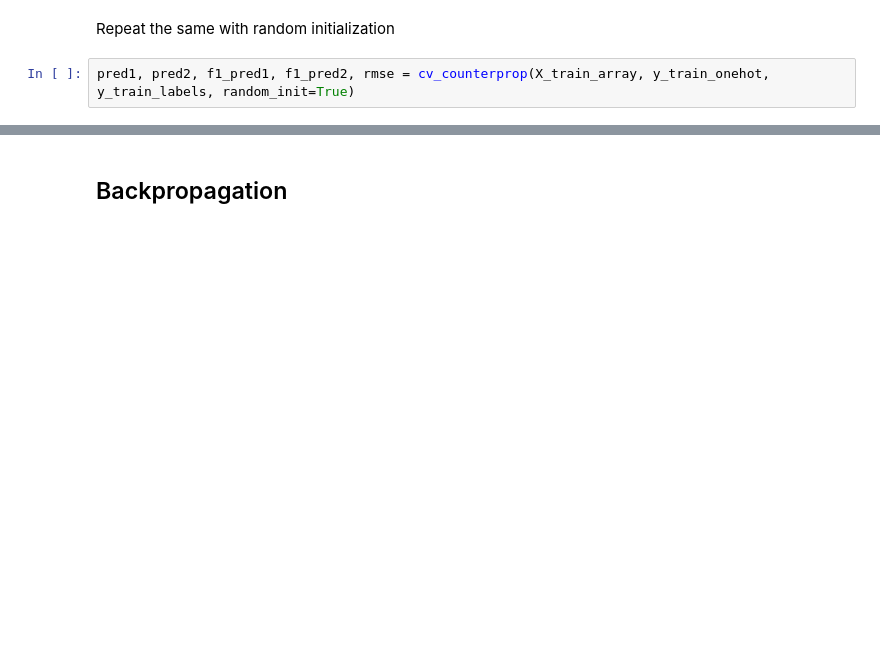
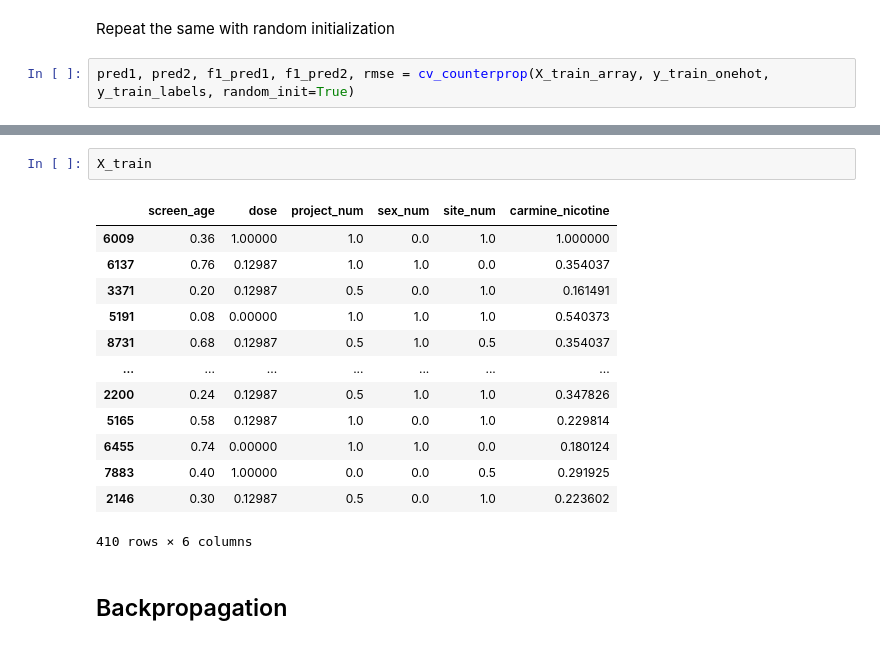
Before and after one commit to ajbarrows/tcors_ub, a Jupyter notebook: src/notebooks/tcors_analysis.ipynb, the cells around one changed output, grey strips where cells are left out. Drawn from its saved outputs; the diff is of its cells as text; blank space fills up the shorter version.

```diff
--- a/src/notebooks/tcors_analysis.ipynb
+++ b/src/notebooks/tcors_analysis.ipynb
@@ -337,2 +339,18 @@ pd.concat([pd.DataFrame(p1, index = [1]), pd.DataFrame(p2, index = [1])])
+# %%
+X_train
+# %% [output]
+|  | screen_age | dose | project_num | sex_num | site_num | carmine_nicotine |
+| 6009 | 0.36 | 1.00000 | 1.0 | 0.0 | 1.0 | 1.000000 |
+| 6137 | 0.76 | 0.12987 | 1.0 | 1.0 | 0.0 | 0.354037 |
+| 3371 | 0.20 | 0.12987 | 0.5 | 0.0 | 1.0 | 0.161491 |
+| 5191 | 0.08 | 0.00000 | 1.0 | 1.0 | 1.0 | 0.540373 |
+| 8731 | 0.68 | 0.12987 | 0.5 | 1.0 | 0.5 | 0.354037 |
+| ... | ... | ... | ... | ... | ... | ... |
+| 2200 | 0.24 | 0.12987 | 0.5 | 1.0 | 1.0 | 0.347826 |
+| 5165 | 0.58 | 0.12987 | 1.0 | 0.0 | 1.0 | 0.229814 |
+| 6455 | 0.74 | 0.00000 | 1.0 | 1.0 | 0.0 | 0.180124 |
+| 7883 | 0.40 | 1.00000 | 0.0 | 0.0 | 0.5 | 0.291925 |
+| 2146 | 0.30 | 0.12987 | 0.5 | 0.0 | 1.0 | 0.223602 |
+410 rows × 6 columns
 # %% [markdown]
 ## Backpropagation
```
Also changed, not shown: parts of 9 cells of this notebook.
